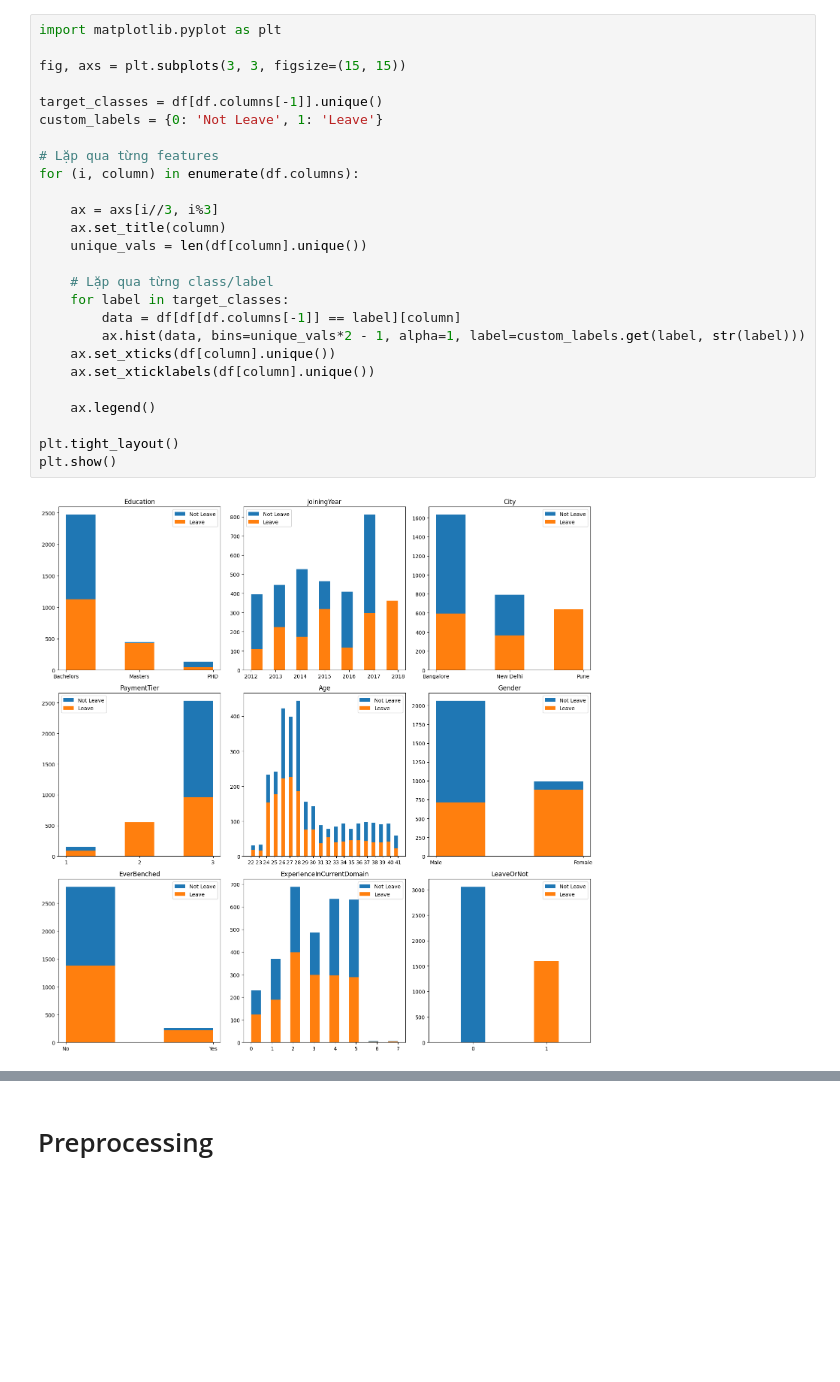
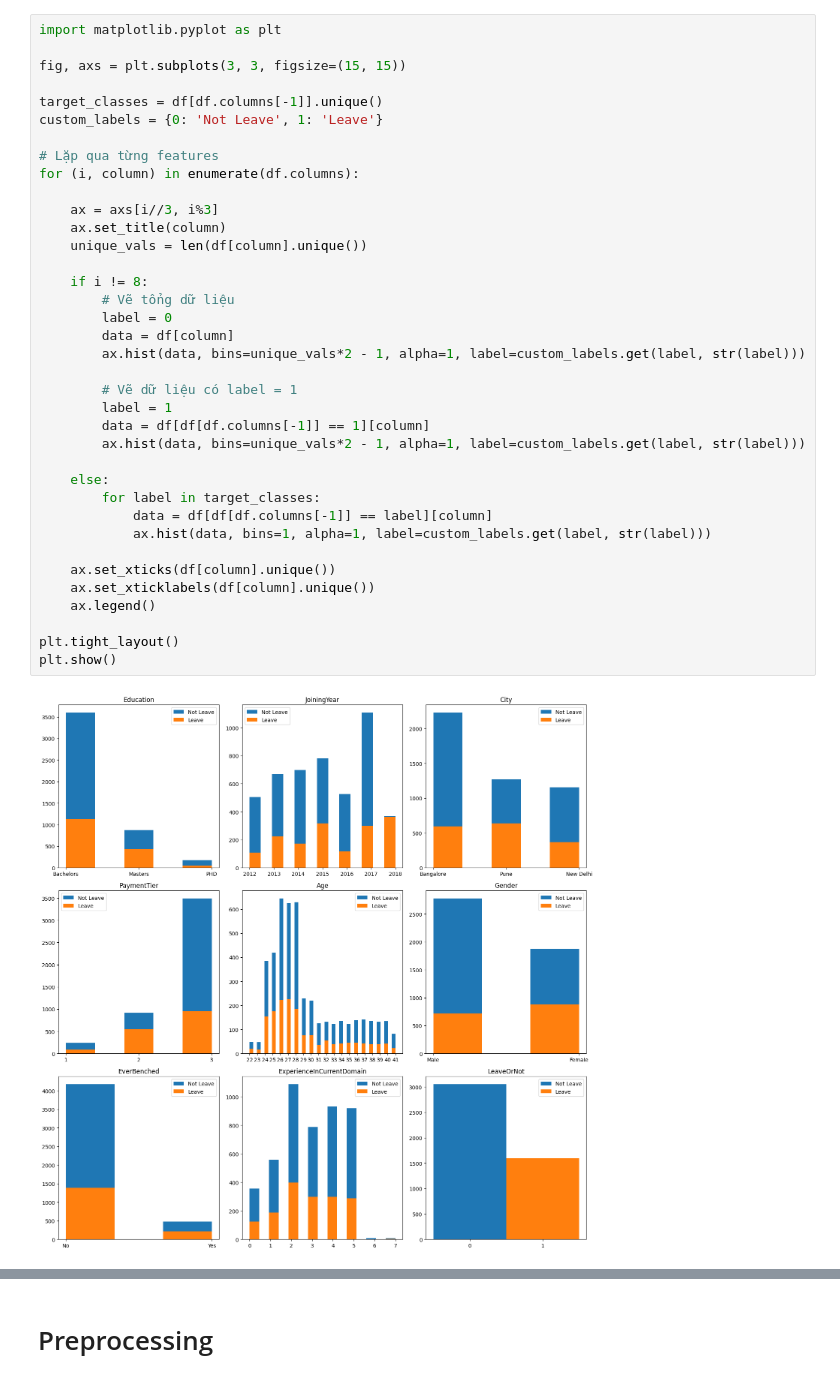
Before and after one commit to Anh-Vinh/Final_Machine_Learning, a Jupyter notebook: final.ipynb, the cells around one changed output, grey strips where cells are left out. Cells and saved outputs as stored; diff of their text form; blank space fills up the shorter version.

```diff
--- a/final.ipynb
+++ b/final.ipynb
@@ -13,28 +12,39 @@ df.head()
 # %%
 import matplotlib.pyplot as plt
 
 fig, axs = plt.subplots(3, 3, figsize=(15, 15))
 
 target_classes = df[df.columns[-1]].unique()
 custom_labels = {0: 'Not Leave', 1: 'Leave'}
 
 # Lặp qua từng features
 for (i, column) in enumerate(df.columns):
 
     ax = axs[i//3, i%3]
     ax.set_title(column)
     unique_vals = len(df[column].unique())
 
-    # Lặp qua từng class/label
-    for label in target_classes:
-        data = df[df[df.columns[-1]] == label][column]
+    if i != 8:
+        # Vẽ tổng dữ liệu
+        label = 0
+        data = df[column]
         ax.hist(data, bins=unique_vals*2 - 1, alpha=1, label=custom_labels.get(label, str(label)))
+
+        # Vẽ dữ liệu có label = 1
+        label = 1
+        data = df[df[df.columns[-1]] == 1][column]
+        ax.hist(data, bins=unique_vals*2 - 1, alpha=1, label=custom_labels.get(label, str(label)))
+
+    else:
+        for label in target_classes:
+            data = df[df[df.columns[-1]] == label][column]
+            ax.hist(data, bins=1, alpha=1, label=custom_labels.get(label, str(label)))
+
     ax.set_xticks(df[column].unique())
     ax.set_xticklabels(df[column].unique())
-
     ax.legend()
 
 plt.tight_layout()
 plt.show()
 # %% [output]
-[figure, old version]
+[figure, new version]
```
Also changed, not shown: parts of 11 cells of this notebook.
